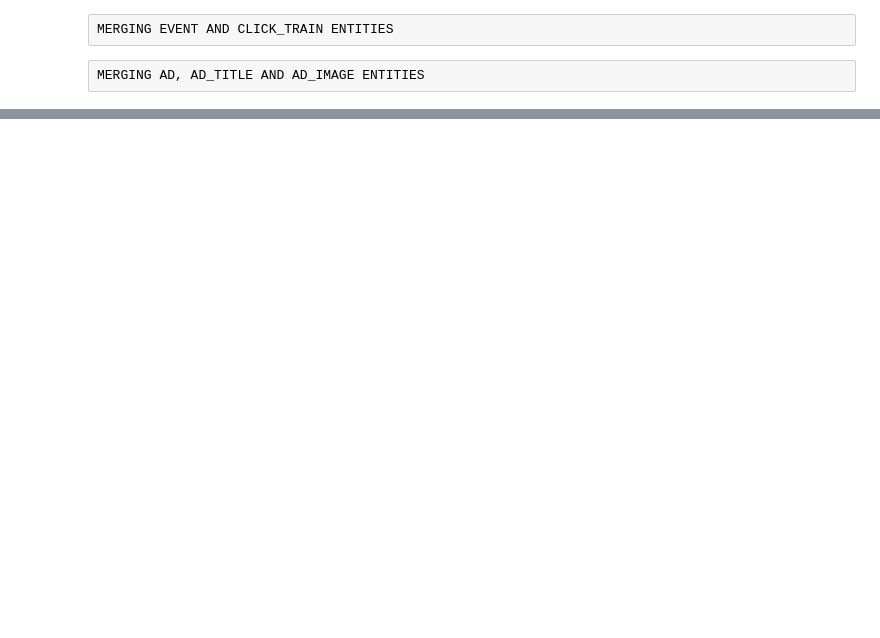
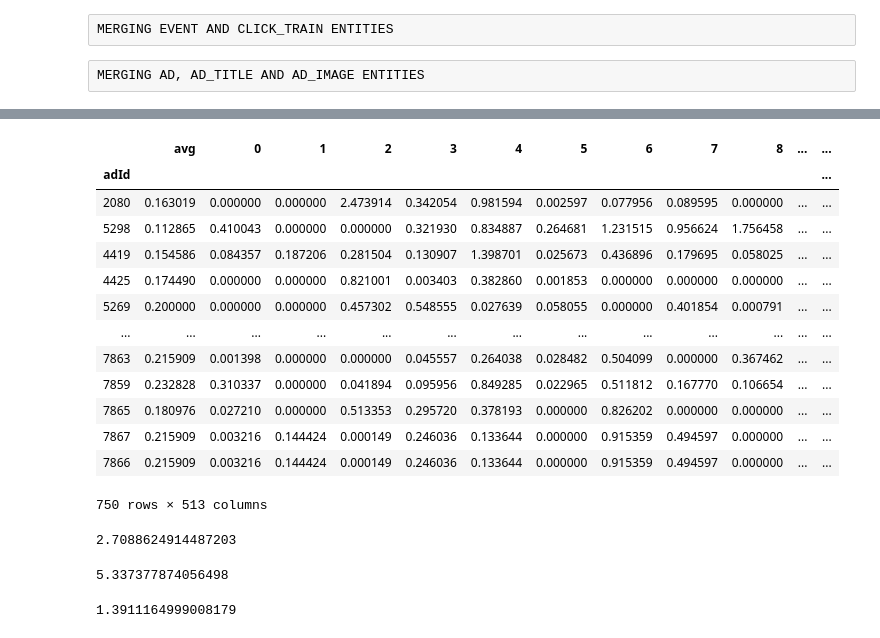
Before and after one commit to sajjad-yazdanparast/data-days, a Jupyter notebook: main.ipynb, the cells around one changed output, grey strips where cells are left out. Cells and saved outputs as stored; diff of their text form; code cells hidden in the pictures; blank space fills up the shorter version.

```diff
--- a/main.ipynb
+++ b/main.ipynb
@@ -436,0 +476,21 @@ real_sub_df.drop('ctr',axis=1).to_csv('sub_df.csv',header=None,index=False)
+# %%
+user_word_image_df.index = user_word_image_df['adId']
+# %%
+x_test = user_word_image_df[user_word_image_df['ctr'].isnull()].drop(['ctr','adId'],axis=1)
+# %%
+x_test
+# %% [output]
+|  | avg | 0 | 1 | 2 | 3 | 4 | 5 | 6 | 7 | 8 | ... | ... |
+| adId |  |  |  |  |  |  |  |  |  |  |  | ... |
+| 2080 | 0.163019 | 0.000000 | 0.000000 | 2.473914 | 0.342054 | 0.981594 | 0.002597 | 0.077956 | 0.089595 | 0.000000 | ... | ... |
+| 5298 | 0.112865 | 0.410043 | 0.000000 | 0.000000 | 0.321930 | 0.834887 | 0.264681 | 1.231515 | 0.956624 | 1.756458 | ... | ... |
+| 4419 | 0.154586 | 0.084357 | 0.187206 | 0.281504 | 0.130907 | 1.398701 | 0.025673 | 0.436896 | 0.179695 | 0.058025 | ... | ... |
+| 4425 | 0.174490 | 0.000000 | 0.000000 | 0.821001 | 0.003403 | 0.382860 | 0.001853 | 0.000000 | 0.000000 | 0.000000 | ... | ... |
+| 5269 | 0.200000 | 0.000000 | 0.000000 | 0.457302 | 0.548555 | 0.027639 | 0.058055 | 0.000000 | 0.401854 | 0.000791 | ... | ... |
+| ... | ... | ... | ... | ... | ... | ... | ... | ... | ... | ... | ... | ... |
+| 7863 | 0.215909 | 0.001398 | 0.000000 | 0.000000 | 0.045557 | 0.264038 | 0.028482 | 0.504099 | 0.000000 | 0.367462 | ... | ... |
+| 7859 | 0.232828 | 0.310337 | 0.000000 | 0.041894 | 0.095956 | 0.849285 | 0.022965 | 0.511812 | 0.167770 | 0.106654 | ... | ... |
+| 7865 | 0.180976 | 0.027210 | 0.000000 | 0.513353 | 0.295720 | 0.378193 | 0.000000 | 0.826202 | 0.000000 | 0.000000 | ... | ... |
+| 7867 | 0.215909 | 0.003216 | 0.144424 | 0.000149 | 0.246036 | 0.133644 | 0.000000 | 0.915359 | 0.494597 | 0.000000 | ... | ... |
+| 7866 | 0.215909 | 0.003216 | 0.144424 | 0.000149 | 0.246036 | 0.133644 | 0.000000 | 0.915359 | 0.494597 | 0.000000 | ... | ... |
+750 rows × 513 columns
@@ -436,0 +500,12 @@ real_sub_df.drop('ctr',axis=1).to_csv('sub_df.csv',header=None,index=False)
+# %%
+stime = time()
+
+# model_1 = RandomForestRegressor(n_estimators=150,random_state=101)
+model_2 = ExtraTreesRegressor(n_estimators=150)
+# model = VotingRegressor([('model1', model_1), ('model_2',model_2)])
+
+y1_pred = model_2.fit(x_train,y_train).predict(x_test)
+ftime = time()
+print((ftime-stime)/60)
+# %% [output]
+2.7088624914487203
@@ -437,3 +518,32 @@ real_sub_df.drop('ctr',axis=1).to_csv('sub_df.csv',header=None,index=False)
+# %%
+stime = time()
+test_ids = click_test['adId'].unique()
+click_test['ctr'] = None
+click_test.index = click_test['adId']
+for id_ in test_ids :
+    click_test.loc[id_,'ctr'] = user_word_image_df.loc[id_,'ctr']
+
+ftime = time()
+
+print((ftime-stime)/60)
+# %% [output]
+5.337377874056498
+# %%
+stime = time()
+click_test['rank'] = None
+click_test.index = [i for i in range(1199048)]
+click_test = click_test.sort_values(by=['ctr'],ascending=False)
+disp_dict = dict((el,1) for el in click_test['displayId'].unique())
+
+
+for i in range(len(click_test['ctr'])):
+  click_test.at[i,'rank']=int(disp_dict[click_test.at[i,'displayId']])
+  disp_dict[click_test.at[i,'displayId']]+=1
+
+ftime = time()
+print((ftime-stime)/60)
+# %% [output]
+1.3911164999008179
 # %%
 click_test
 # %% [output]
```
Also changed, not shown: parts of 51 cells of this notebook, 2 other files.
